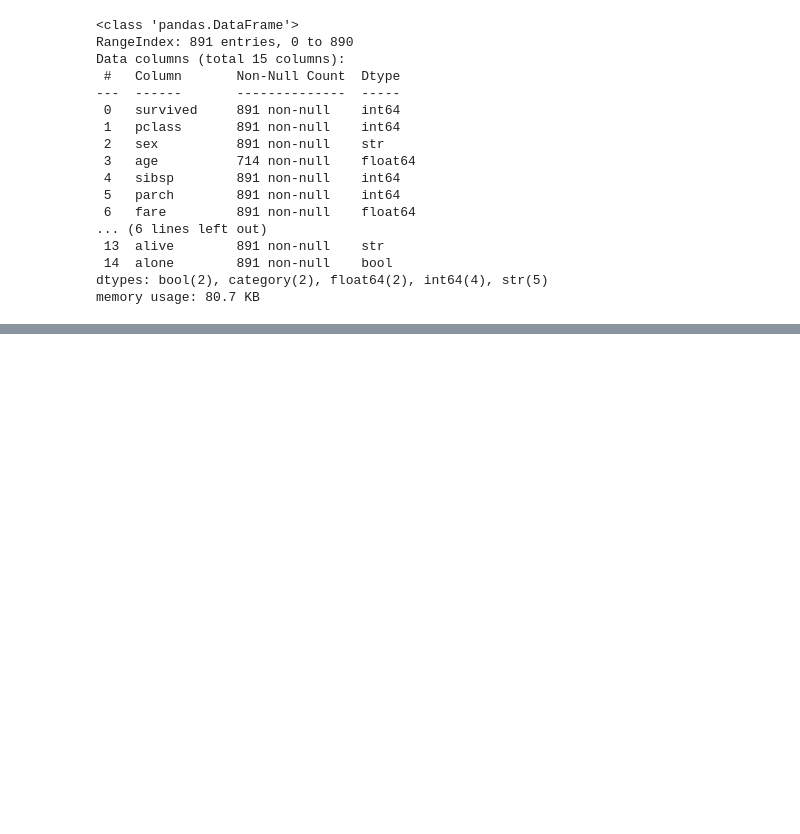
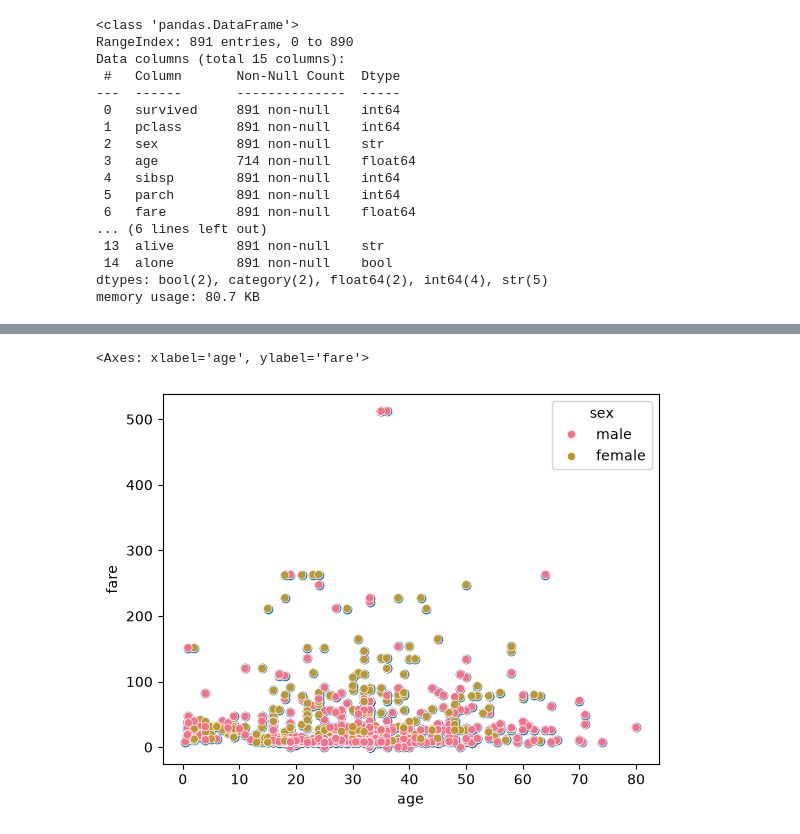
Before and after one commit to marlinps/dsml, a Jupyter notebook: day_2.ipynb, the cells around one changed output, grey strips where cells are left out. Saved outputs shown, nothing was run; the diff lists cells and outputs as text; code cells hidden in the pictures; blank space fills up the shorter version.

```diff
--- a/day_2.ipynb
+++ b/day_2.ipynb
@@ -73,0 +227,9 @@ df = df[~df.index.isin(rows_to_drop)].copy()
+# %%
+plt.scatter(df['age'], df['fare']) # membuat scatter plot antara kolom 'age' dan 'fare'
+
+df['age'].corr(df['fare']) # menghitung korelasi antara kolom 'age' dan 'fare'
+
+sns.scatterplot(data=df, x=df['age'], y=df['fare'], hue=df['sex'], palette=sns.husl_palette()) # membuat scatter plot antara kolom 'age' dan 'fare' dengan warna berdasarkan kolom 'sex'
+# %% [output]
+<Axes: xlabel='age', ylabel='fare'>
+[figure, added]
```
Also changed, not shown: parts of 23 cells of this notebook.
